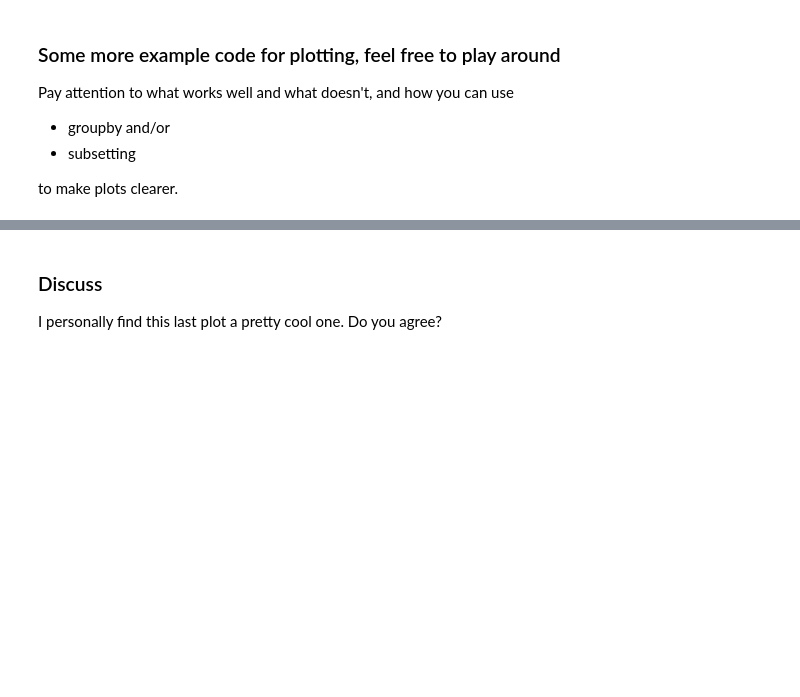
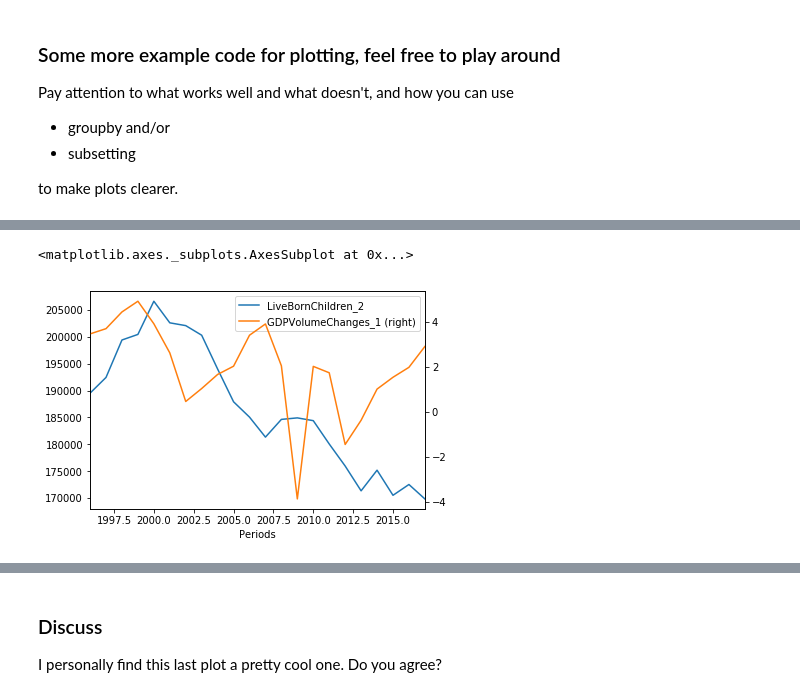
Before and after one commit to fhopp/data_journalism, a Jupyter notebook: _sources/content/04-join_and_aggregate.ipynb, the cells around one changed output, grey strips where cells are left out. Saved outputs shown, nothing was run; the diff lists cells and outputs as text; code cells hidden in the pictures; blank space fills up the shorter version.

```diff
--- a/_sources/content/04-join_and_aggregate.ipynb
+++ b/_sources/content/04-join_and_aggregate.ipynb
@@ -115,4 +259,7 @@ df.groupby('Regions')['GDPVolumeChanges_1'].plot(secondary_y=True)
 # %%
-df.groupby(df.index)['LiveBornChildren_3'].agg(sum).plot(legend = True)
+df.groupby(df.index)['LiveBornChildren_2'].agg(sum).plot(legend = True)
 df.groupby(df.index)['GDPVolumeChanges_1'].agg(np.mean).plot(legend=True, secondary_y=True)
+# %% [output]
+<matplotlib.axes._subplots.AxesSubplot at 0x...>
+[figure, added]
 # %%
```
Also changed, not shown: parts of 24 cells of this notebook, 49 other files.
